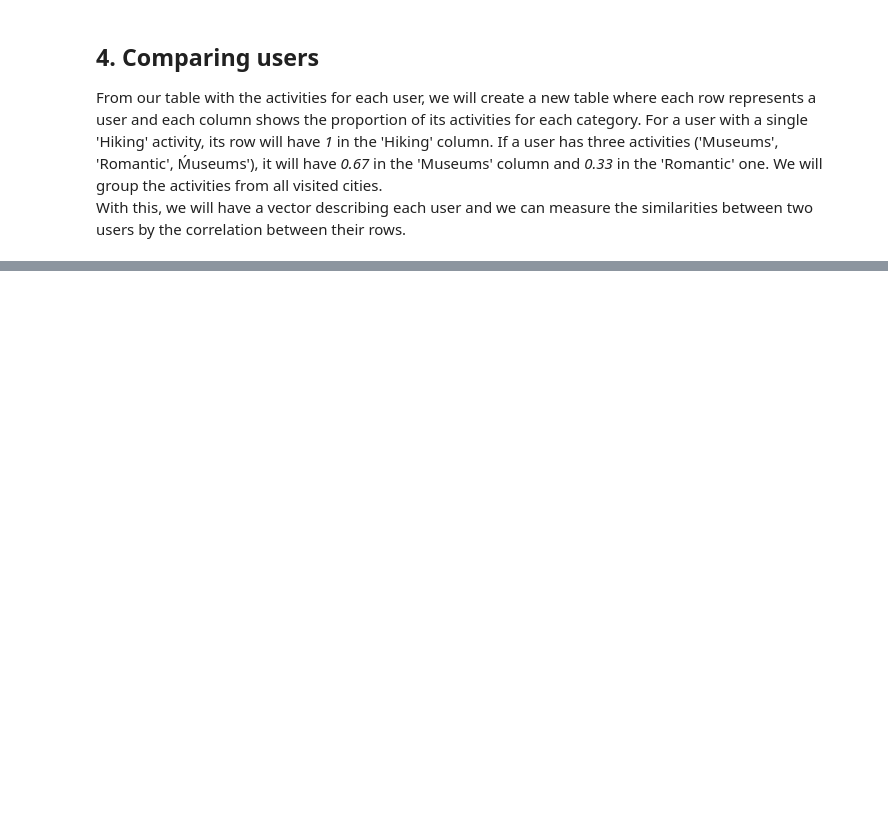
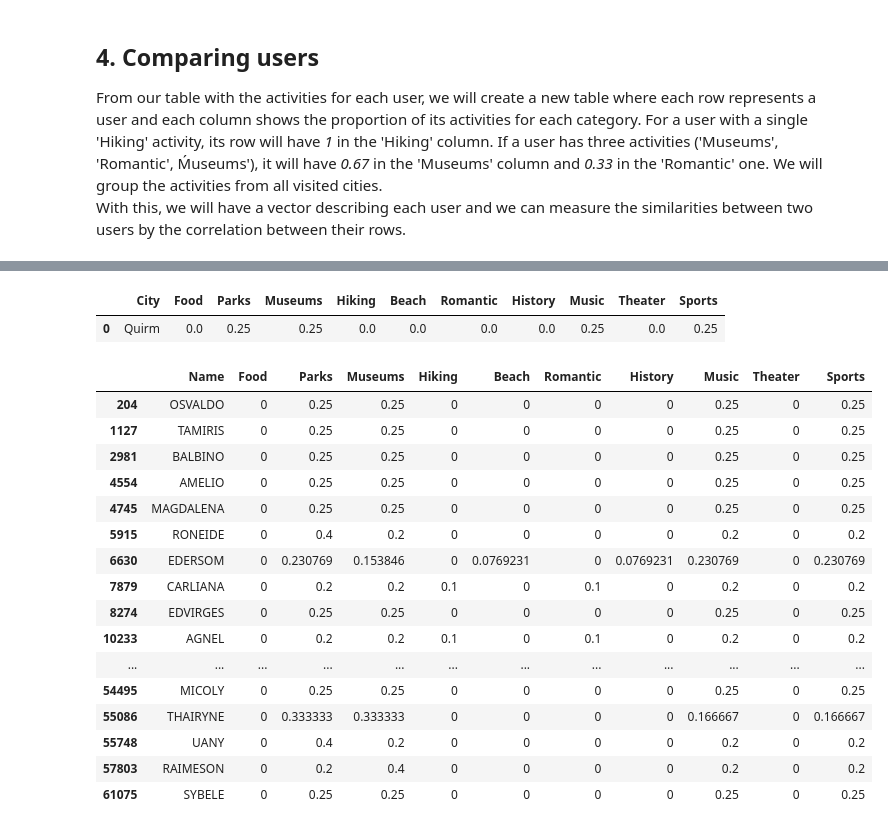
Before and after one commit to rodrigolink/travel_recommendation, a Jupyter notebook: tourism_recommendation_system.ipynb, the cells around one changed output, grey strips where cells are left out. Drawn from its saved outputs; the diff is of its cells as text; code cells hidden in the pictures; blank space fills up the shorter version.

```diff
--- a/tourism_recommendation_system.ipynb
+++ b/tourism_recommendation_system.ipynb
@@ -333,0 +372,8 @@ for ii in range(5):
+# %%
+corr_user_df = pd.DataFrame(columns=['Name','Correlation'])
+for ii in range(len(user_vector)):
+    temp=[user_vector.iloc[ii,0]]
+    temp.append(pearsonr(user_vector.iloc[0,1:],user_vector.iloc[ii,1:])[0])
+    corr_user_df.loc[len(corr_user_df)] = temp
+corr_user_df = corr_user_df.sort_values(by='Correlation',ascending=False)
+corr_user_df[corr_user_df['Correlation']>0.9]
@@ -333,0 +413,8 @@ for ii in range(5):
+# %%
+corr_user_cities_df = pd.DataFrame(columns=['City','Correlation'])
+for ii in range(len(city_vector)):
+    temp=[city_vector.iloc[ii,0]]
+    temp.append(pearsonr(user_vector.iloc[0,1:],city_vector.iloc[ii,1:])[0])
+    corr_user_cities_df.loc[len(corr_user_cities_df)] = temp
+corr_user_cities_df = corr_user_cities_df.sort_values(by='Correlation',ascending=False)
+corr_user_cities_df[corr_user_cities_df['Correlation']>0.75]
@@ -333,0 +454,8 @@ for ii in range(5):
+# %%
+corr_city_users_df = pd.DataFrame(columns=['Name','Correlation'])
+for ii in range(len(user_vector)):
+    temp=[user_vector.iloc[ii,0]]
+    temp.append(pearsonr(city_vector.iloc[0,1:],user_vector.iloc[ii,1:])[0])
+    corr_city_users_df.loc[len(corr_city_users_df)] = temp
+corr_city_users_df = corr_city_users_df.sort_values(by='Correlation',ascending=False)
+corr_city_users_df[corr_city_users_df['Correlation']>0.9]
@@ -333,0 +480,24 @@ for ii in range(5):
+# %%
+display(city_vector[city_vector.index==0])
+city_users_picks = corr_city_users_df[corr_city_users_df['Correlation']>0.9].index
+display(user_vector[user_vector.index.isin(city_users_picks)])
+# %% [output]
+|  | City | Food | Parks | Museums | Hiking | Beach | Romantic | History | Music | Theater | Sports |
+| 0 | Quirm | 0.0 | 0.25 | 0.25 | 0.0 | 0.0 | 0.0 | 0.0 | 0.25 | 0.0 | 0.25 |
+|  | Name | Food | Parks | Museums | Hiking | Beach | Romantic | History | Music | Theater | Sports |
+| 204 | OSVALDO | 0 | 0.25 | 0.25 | 0 | 0 | 0 | 0 | 0.25 | 0 | 0.25 |
+| 1127 | TAMIRIS | 0 | 0.25 | 0.25 | 0 | 0 | 0 | 0 | 0.25 | 0 | 0.25 |
+| 2981 | BALBINO | 0 | 0.25 | 0.25 | 0 | 0 | 0 | 0 | 0.25 | 0 | 0.25 |
+| 4554 | AMELIO | 0 | 0.25 | 0.25 | 0 | 0 | 0 | 0 | 0.25 | 0 | 0.25 |
+| 4745 | MAGDALENA | 0 | 0.25 | 0.25 | 0 | 0 | 0 | 0 | 0.25 | 0 | 0.25 |
+| 5915 | RONEIDE | 0 | 0.4 | 0.2 | 0 | 0 | 0 | 0 | 0.2 | 0 | 0.2 |
+| 6630 | EDERSOM | 0 | 0.230769 | 0.153846 | 0 | 0.0769231 | 0 | 0.0769231 | 0.230769 | 0 | 0.230769 |
+| 7879 | CARLIANA | 0 | 0.2 | 0.2 | 0.1 | 0 | 0.1 | 0 | 0.2 | 0 | 0.2 |
+| 8274 | EDVIRGES | 0 | 0.25 | 0.25 | 0 | 0 | 0 | 0 | 0.25 | 0 | 0.25 |
+| 10233 | AGNEL | 0 | 0.2 | 0.2 | 0.1 | 0 | 0.1 | 0 | 0.2 | 0 | 0.2 |
+| ... | ... | ... | ... | ... | ... | ... | ... | ... | ... | ... | ... |
+| 54495 | MICOLY | 0 | 0.25 | 0.25 | 0 | 0 | 0 | 0 | 0.25 | 0 | 0.25 |
+| 55086 | THAIRYNE | 0 | 0.333333 | 0.333333 | 0 | 0 | 0 | 0 | 0.166667 | 0 | 0.166667 |
+| 55748 | UANY | 0 | 0.4 | 0.2 | 0 | 0 | 0 | 0 | 0.2 | 0 | 0.2 |
+| 57803 | RAIMESON | 0 | 0.2 | 0.4 | 0 | 0 | 0 | 0 | 0.2 | 0 | 0.2 |
+| 61075 | SYBELE | 0 | 0.25 | 0.25 | 0 | 0 | 0 | 0 | 0.25 | 0 | 0.25 |
```
Also changed, not shown: parts of 21 cells of this notebook.
